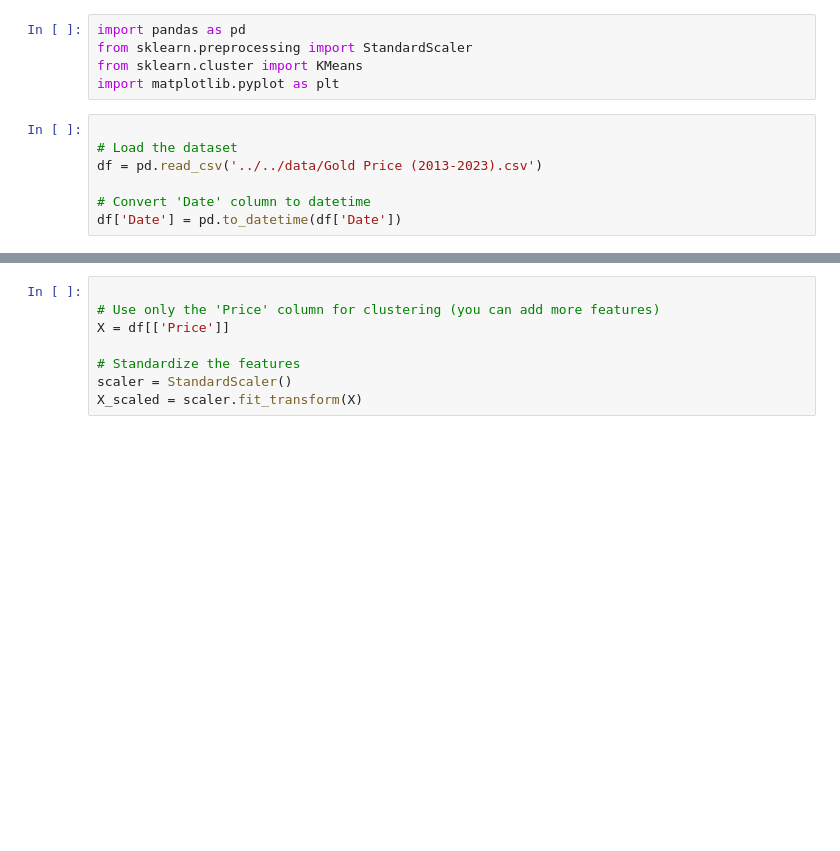
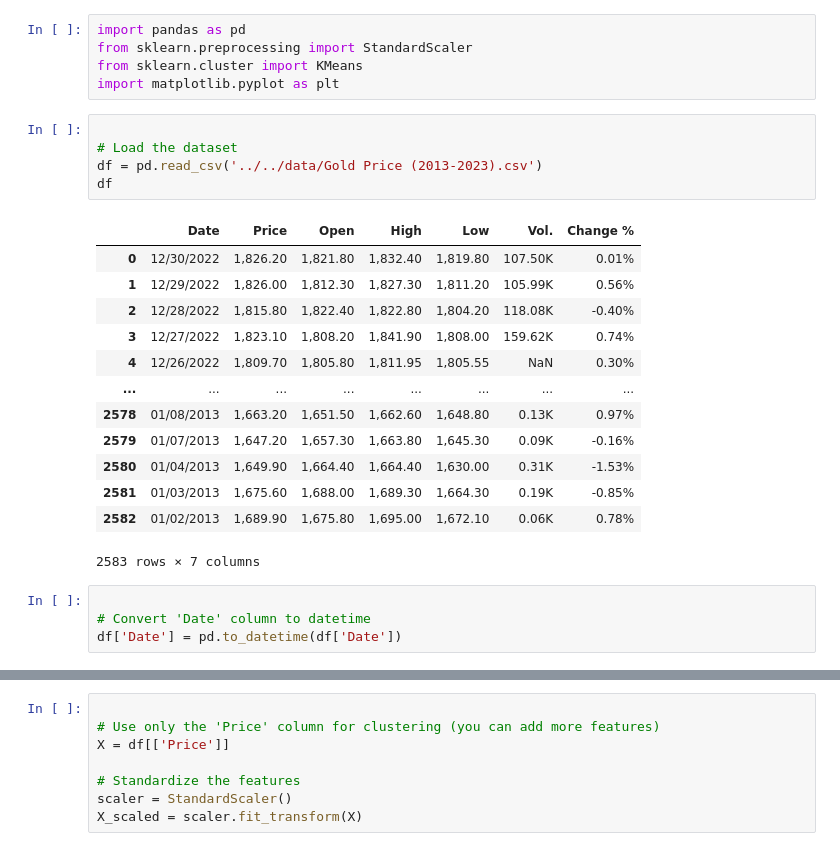
Before and after one commit to liar88828/mechine-learning, a Jupyter notebook: tugas/new_gold/Clustering.ipynb, the cells around one changed output, grey strips where cells are left out. Drawn from its saved outputs; the diff is of its cells as text; blank space fills up the shorter version.

```diff
--- a/tugas/new_gold/Clustering.ipynb
+++ b/tugas/new_gold/Clustering.ipynb
@@ -3,10 +3,26 @@ import pandas as pd
 from sklearn.preprocessing import StandardScaler
 from sklearn.cluster import KMeans
 import matplotlib.pyplot as plt
+# %%
+
+# Load the dataset
+df = pd.read_csv('../../data/Gold Price (2013-2023).csv')
+df
+# %% [output]
+|  | Date | Price | Open | High | Low | Vol. | Change % |
+| 0 | 12/30/2022 | 1,826.20 | 1,821.80 | 1,832.40 | 1,819.80 | 107.50K | 0.01% |
+| 1 | 12/29/2022 | 1,826.00 | 1,812.30 | 1,827.30 | 1,811.20 | 105.99K | 0.56% |
+| 2 | 12/28/2022 | 1,815.80 | 1,822.40 | 1,822.80 | 1,804.20 | 118.08K | -0.40% |
+| 3 | 12/27/2022 | 1,823.10 | 1,808.20 | 1,841.90 | 1,808.00 | 159.62K | 0.74% |
+| 4 | 12/26/2022 | 1,809.70 | 1,805.80 | 1,811.95 | 1,805.55 | NaN | 0.30% |
+| ... | ... | ... | ... | ... | ... | ... | ... |
+| 2578 | 01/08/2013 | 1,663.20 | 1,651.50 | 1,662.60 | 1,648.80 | 0.13K | 0.97% |
+| 2579 | 01/07/2013 | 1,647.20 | 1,657.30 | 1,663.80 | 1,645.30 | 0.09K | -0.16% |
+| 2580 | 01/04/2013 | 1,649.90 | 1,664.40 | 1,664.40 | 1,630.00 | 0.31K | -1.53% |
+| 2581 | 01/03/2013 | 1,675.60 | 1,688.00 | 1,689.30 | 1,664.30 | 0.19K | -0.85% |
+| 2582 | 01/02/2013 | 1,689.90 | 1,675.80 | 1,695.00 | 1,672.10 | 0.06K | 0.78% |
+2583 rows × 7 columns
 # %%
-
-# Load the dataset
-df = pd.read_csv('../../data/Gold Price (2013-2023).csv')
 
 # Convert 'Date' column to datetime
 df['Date'] = pd.to_datetime(df['Date'])
```
Also changed, not shown: parts of 4 cells of this notebook, 25 other files.
